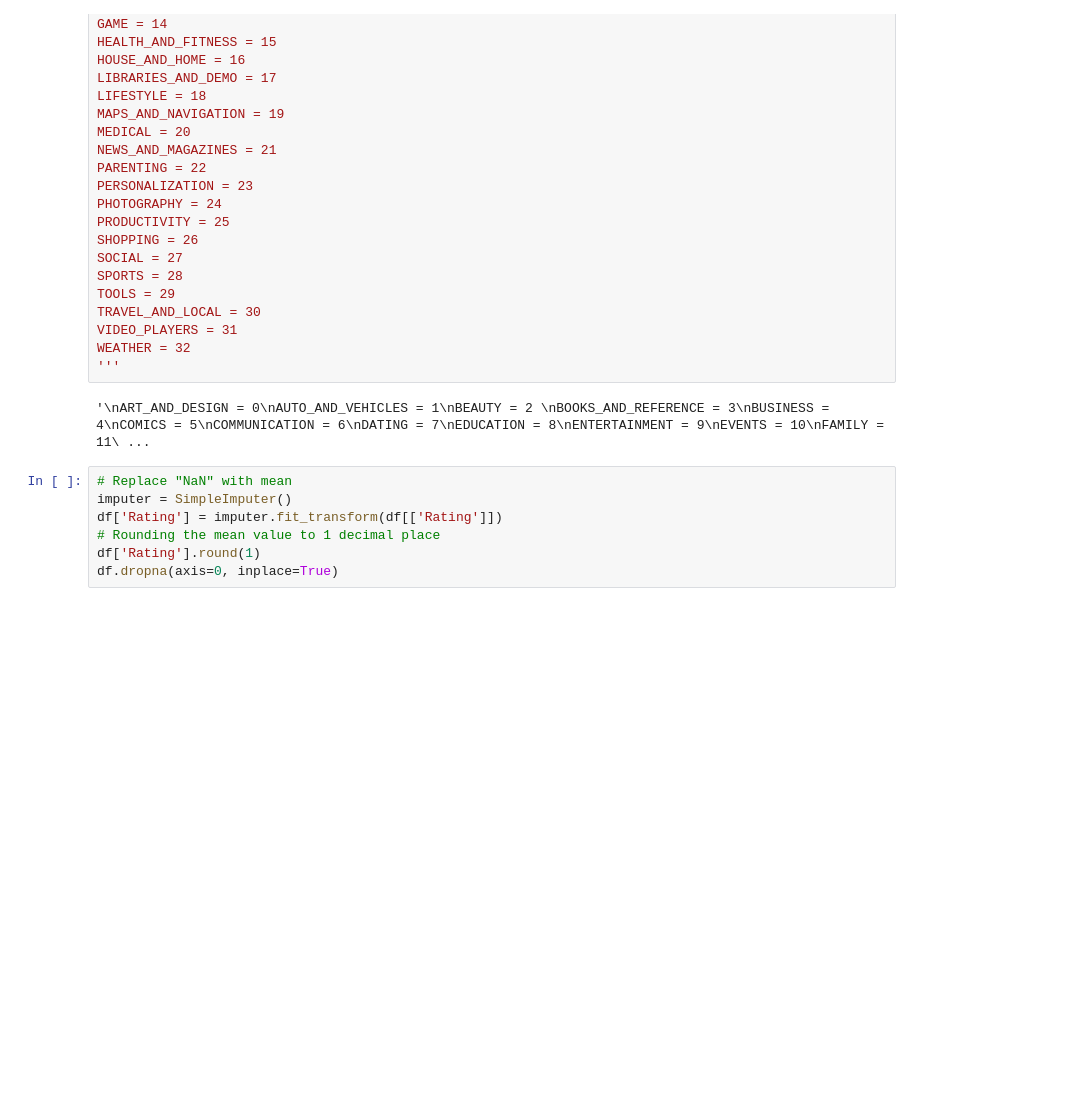
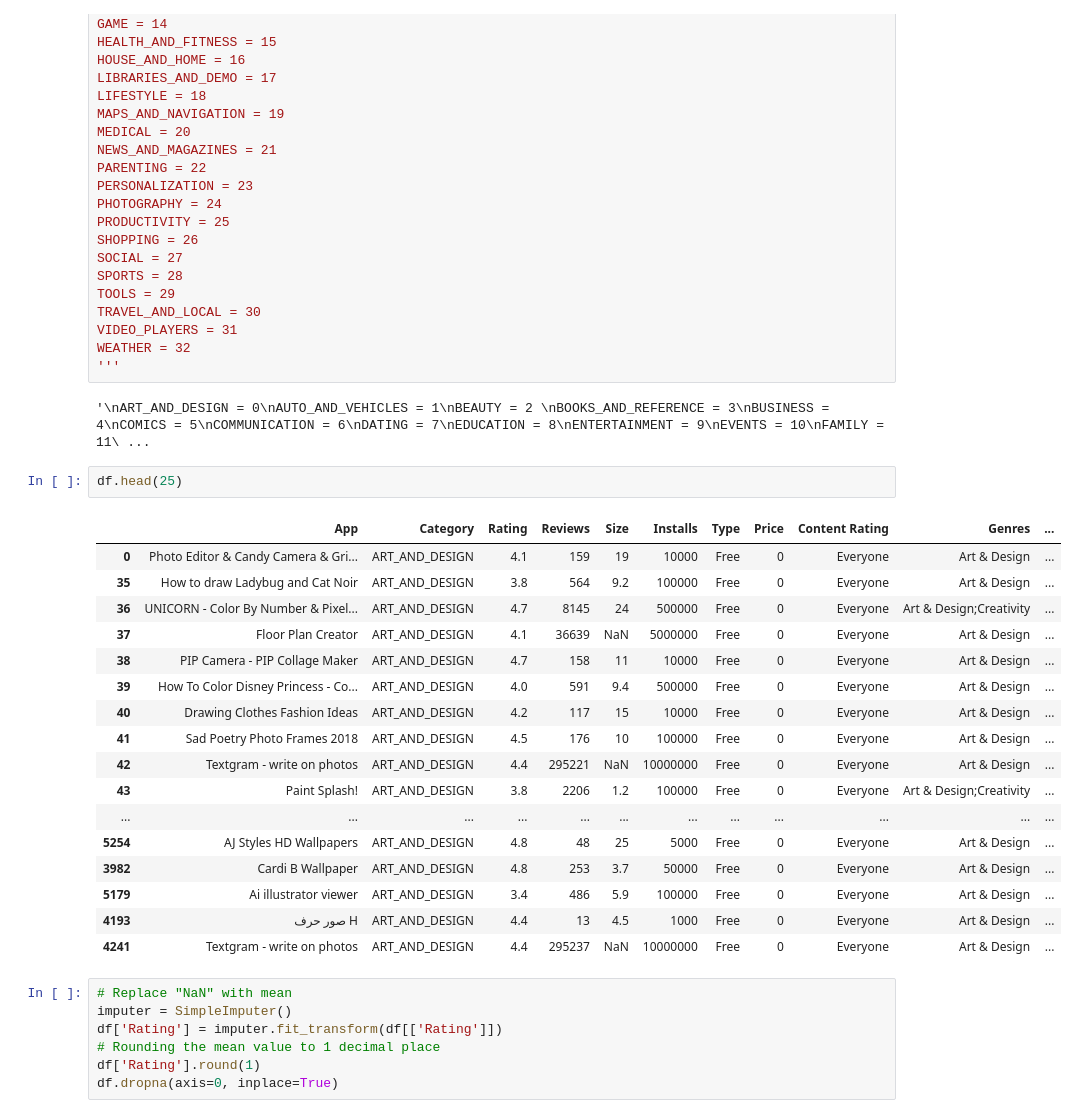
Before and after one commit to nikibhatt/DS-Unit-1-Sprint-3-Linear-Algebra, a Jupyter notebook: NB_Portfolio.ipynb, the cells around one changed output. Cells and saved outputs as stored; diff of their text form; blank space fills up the shorter version.

```diff
--- a/NB_Portfolio.ipynb
+++ b/NB_Portfolio.ipynb
@@ -120,6 +137,26 @@ WEATHER = 32
 '''
 # %% [output]
 '\nART_AND_DESIGN = 0\nAUTO_AND_VEHICLES = 1\nBEAUTY = 2 \nBOOKS_AND_REFERENCE = 3\nBUSINESS = 4\nCOMICS = 5\nCOMMUNICATION = 6\nDATING = 7\nEDUCATION = 8\nENTERTAINMENT = 9\nEVENTS = 10\nFAMILY = 11\ ...
+# %%
+df.head(25)
+# %% [output]
+|  | App | Category | Rating | Reviews | Size | Installs | Type | Price | Content Rating | Genres | ... |
+| 0 | Photo Editor & Candy Camera & Gri... | ART_AND_DESIGN | 4.1 | 159 | 19 | 10000 | Free | 0 | Everyone | Art & Design | ... |
+| 35 | How to draw Ladybug and Cat Noir | ART_AND_DESIGN | 3.8 | 564 | 9.2 | 100000 | Free | 0 | Everyone | Art & Design | ... |
+| 36 | UNICORN - Color By Number & Pixel... | ART_AND_DESIGN | 4.7 | 8145 | 24 | 500000 | Free | 0 | Everyone | Art & Design;Creativity | ... |
+| 37 | Floor Plan Creator | ART_AND_DESIGN | 4.1 | 36639 | NaN | 5000000 | Free | 0 | Everyone | Art & Design | ... |
+| 38 | PIP Camera - PIP Collage Maker | ART_AND_DESIGN | 4.7 | 158 | 11 | 10000 | Free | 0 | Everyone | Art & Design | ... |
+| 39 | How To Color Disney Princess - Co... | ART_AND_DESIGN | 4.0 | 591 | 9.4 | 500000 | Free | 0 | Everyone | Art & Design | ... |
+| 40 | Drawing Clothes Fashion Ideas | ART_AND_DESIGN | 4.2 | 117 | 15 | 10000 | Free | 0 | Everyone | Art & Design | ... |
+| 41 | Sad Poetry Photo Frames 2018 | ART_AND_DESIGN | 4.5 | 176 | 10 | 100000 | Free | 0 | Everyone | Art & Design | ... |
+| 42 | Textgram - write on photos | ART_AND_DESIGN | 4.4 | 295221 | NaN | 10000000 | Free | 0 | Everyone | Art & Design | ... |
+| 43 | Paint Splash! | ART_AND_DESIGN | 3.8 | 2206 | 1.2 | 100000 | Free | 0 | Everyone | Art & Design;Creativity | ... |
+| ... | ... | ... | ... | ... | ... | ... | ... | ... | ... | ... | ... |
+| 5254 | AJ Styles HD Wallpapers | ART_AND_DESIGN | 4.8 | 48 | 25 | 5000 | Free | 0 | Everyone | Art & Design | ... |
+| 3982 | Cardi B Wallpaper | ART_AND_DESIGN | 4.8 | 253 | 3.7 | 50000 | Free | 0 | Everyone | Art & Design | ... |
+| 5179 | Ai illustrator viewer | ART_AND_DESIGN | 3.4 | 486 | 5.9 | 100000 | Free | 0 | Everyone | Art & Design | ... |
+| 4193 | صور حرف H | ART_AND_DESIGN | 4.4 | 13 | 4.5 | 1000 | Free | 0 | Everyone | Art & Design | ... |
+| 4241 | Textgram - write on photos | ART_AND_DESIGN | 4.4 | 295237 | NaN | 10000000 | Free | 0 | Everyone | Art & Design | ... |
 # %%
 # Replace "NaN" with mean
 imputer = SimpleImputer()
```
Also changed, not shown: parts of 20 cells of this notebook.
